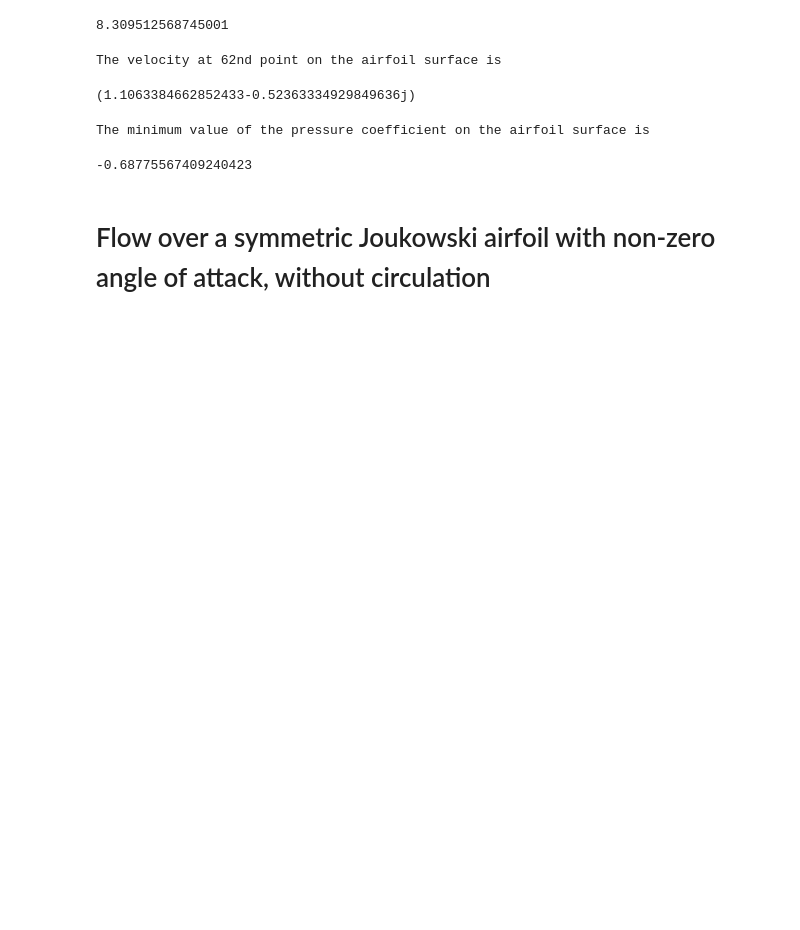
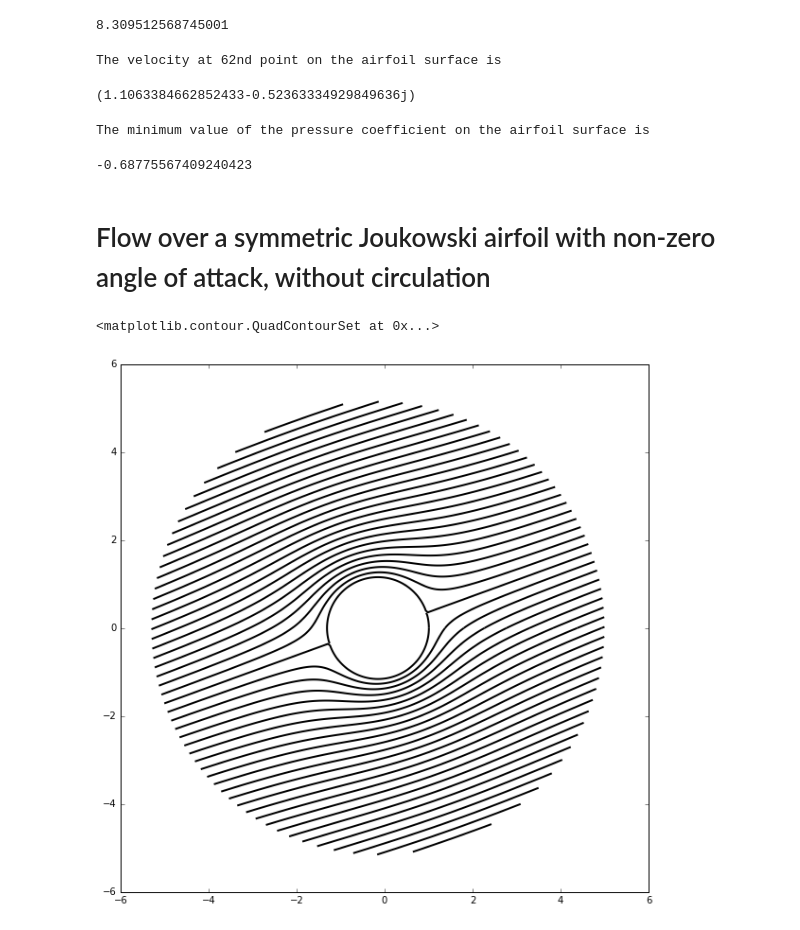
Before and after one commit to cinozeng/mae6226-work, a Jupyter notebook: HW2.ipynb, the cells around one changed output. Cells and saved outputs as stored; diff of their text form; code cells hidden in the pictures; blank space fills up the shorter version.

```diff
--- a/HW2.ipynb
+++ b/HW2.ipynb
@@ -270,0 +265,25 @@ aoa = 20/180*np.pi
+# %%
+aoa = 20/180*np.pi
+z_wa_noc = RR*np.exp((THETA-aoa)*1j) + (-0.15+0*1j) + 0.15*np.exp(THETA*1j)
+u_doublet_wa_noc, v_doublet_wa_noc = get_velocity_doublet(kappa, x_doublet, y_doublet, z_wa_noc.real, z_wa_noc.imag)
+psi_doublet_wa_noc = get_stream_function_doublet(kappa, x_doublet, y_doublet,z_wa_noc.real, z_wa_noc.imag)
+psi_freestream = u_inf * z_wa_noc.imag
+# %%
+# superposition
+u_wa_noc = u_freestream + u_doublet_wa_noc
+v_wa_noc = v_freestream + v_doublet_wa_noc
+psi_wa_noc = psi_freestream + psi_doublet_wa_noc
+# %%
+# plot the streamlines on z plane
+size = 10
+x_start, x_end = -6, 6
+y_start, y_end = -6, 6
+pt.figure(figsize=(size, (y_end-y_start)/(x_end-x_start)*size))
+pt.xlim(x_start, x_end)
+pt.ylim(y_start, y_end)
+pt.contour(z.real, z.imag, psi_wa_noc, levels = np.linspace(-10,10,101), colors='Black', linewidths=2, linestyles='solid')
+#pt.plot(z0.real, z0.imag, color='Black', linewidth=2)
+#here it's okay without the trick for level=0
+# %% [output]
+<matplotlib.contour.QuadContourSet at 0x...>
+[figure, added]
```
Also changed, not shown: parts of 16 cells of this notebook.
